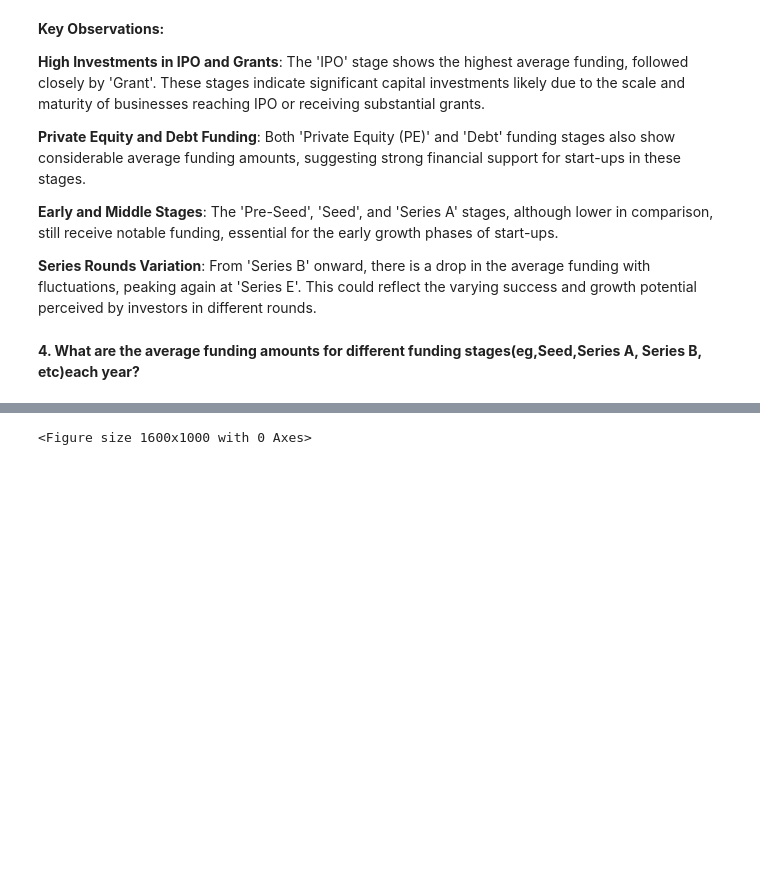
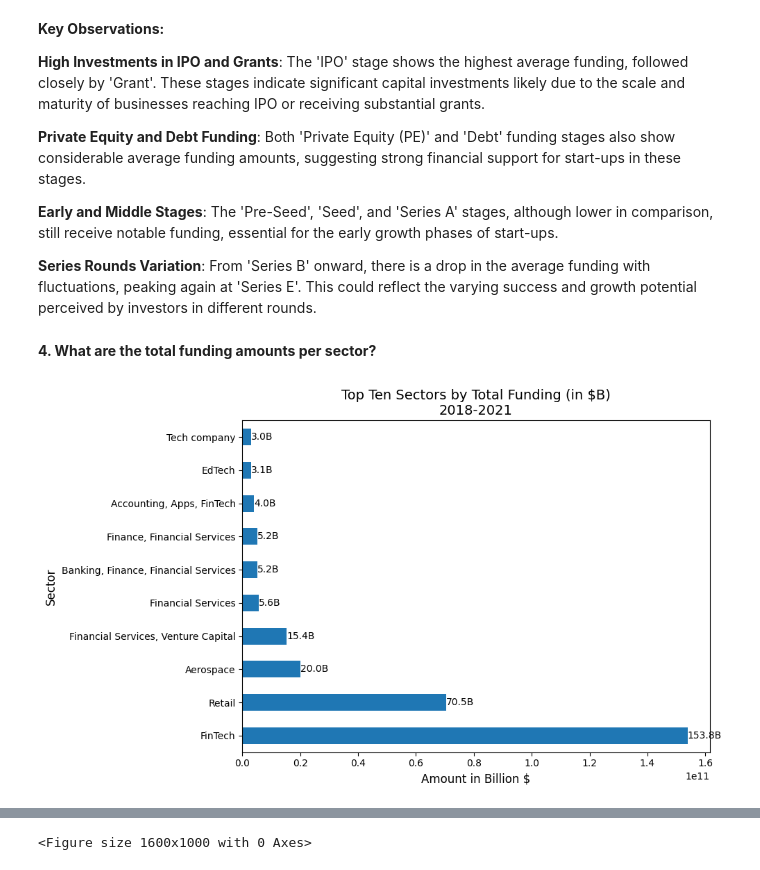
Before and after one commit to Sena-Aku-Agbotse/Indian-Startup, a Jupyter notebook: Notebooks/main.ipynb, the cells around one changed output, grey strips where cells are left out. Drawn from its saved outputs; the diff is of its cells as text; code cells hidden in the pictures; blank space fills up the shorter version.

```diff
--- a/Notebooks/main.ipynb
+++ b/Notebooks/main.ipynb
@@ -1246,4 +1246,29 @@ plt.show()
 
 **Series Rounds Variation**: From 'Series B' onward, there is a drop in the average funding with fluctuations, peaking again at 'Series E'. This could reflect the varying success and growth potential perceived by investors in different rounds.
 # %% [markdown]
-**4. What are the average funding amounts for different funding stages(eg,Seed,Series A, Series B, etc)each year?**
+**4. What are the total funding amounts per sector?**
+# %%
+# Sort sectors by funding amount
+sectors_by_funding = cleaned_data.groupby('Sector')['Amount'].sum().sort_values(ascending=False)
+
+# Select top ten sectors
+top_ten_sectors_by_funding = sectors_by_funding.head(10)
+
+# Set Seaborn style
+#sns.set_style("darkgrid")
+
+# Plotting using Pandas
+fig, ax = plt.subplots(figsize=(10, 6))
+top_ten_sectors_by_funding.plot(kind='barh', ax=ax)
+ax.set_title('Top Ten Sectors by Total Funding (in $B)\n2018-2021', fontsize=14)
+ax.set_xlabel('Amount in Billion $', fontsize=12)
+ax.set_ylabel('Sector', fontsize=12)
+
+# Annotate the bars
+for i, (sector, amount) in enumerate(top_ten_sectors_by_funding.items()):
+    ax.annotate(f'{amount / 1e9:.1f}B', xy=(amount, i), ha='left', va='center', fontsize=10)
+
+plt.tight_layout()
+plt.show()
+# %% [output]
+[figure, added]
```
Also changed, not shown: parts of 2 cells of this notebook.
